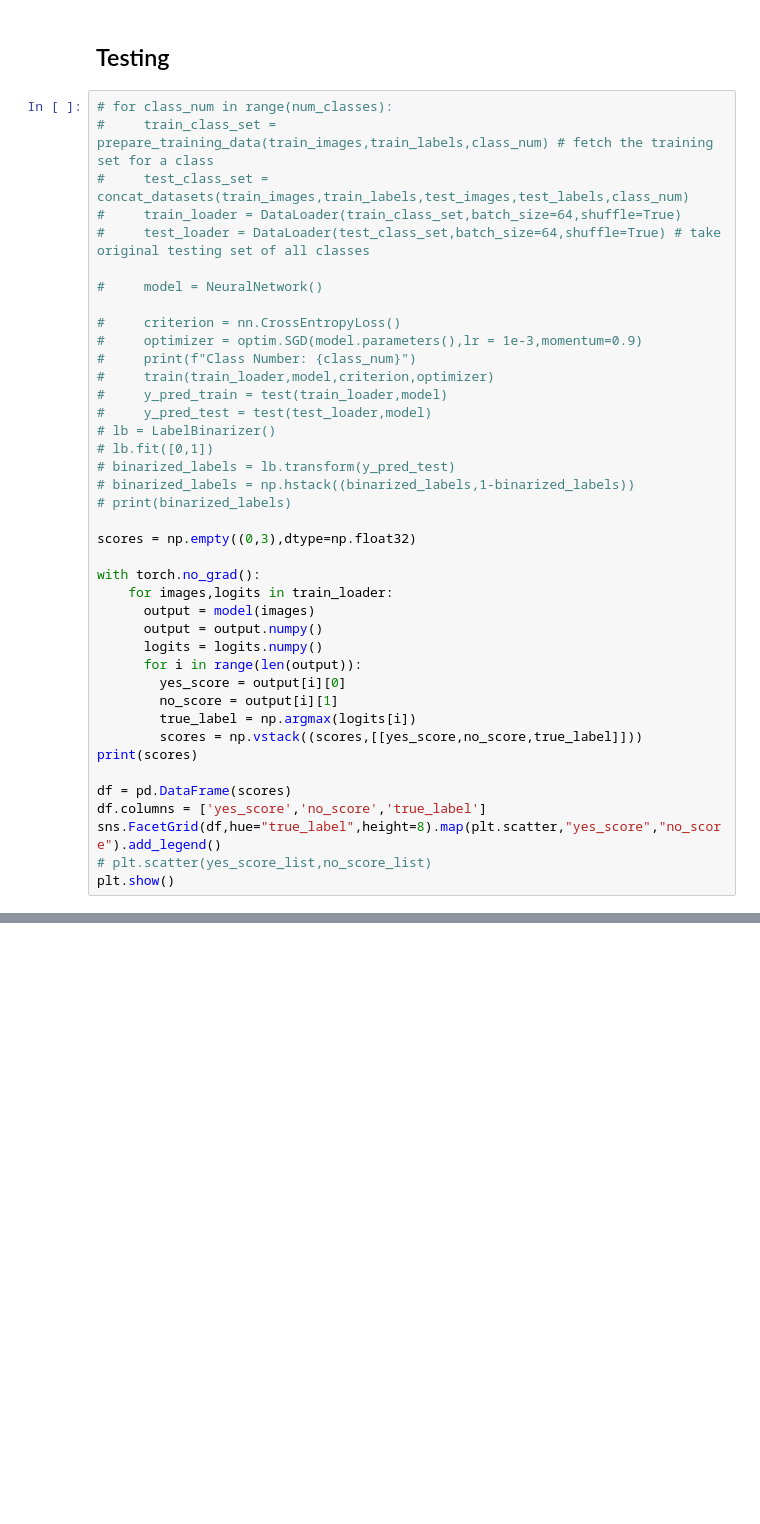
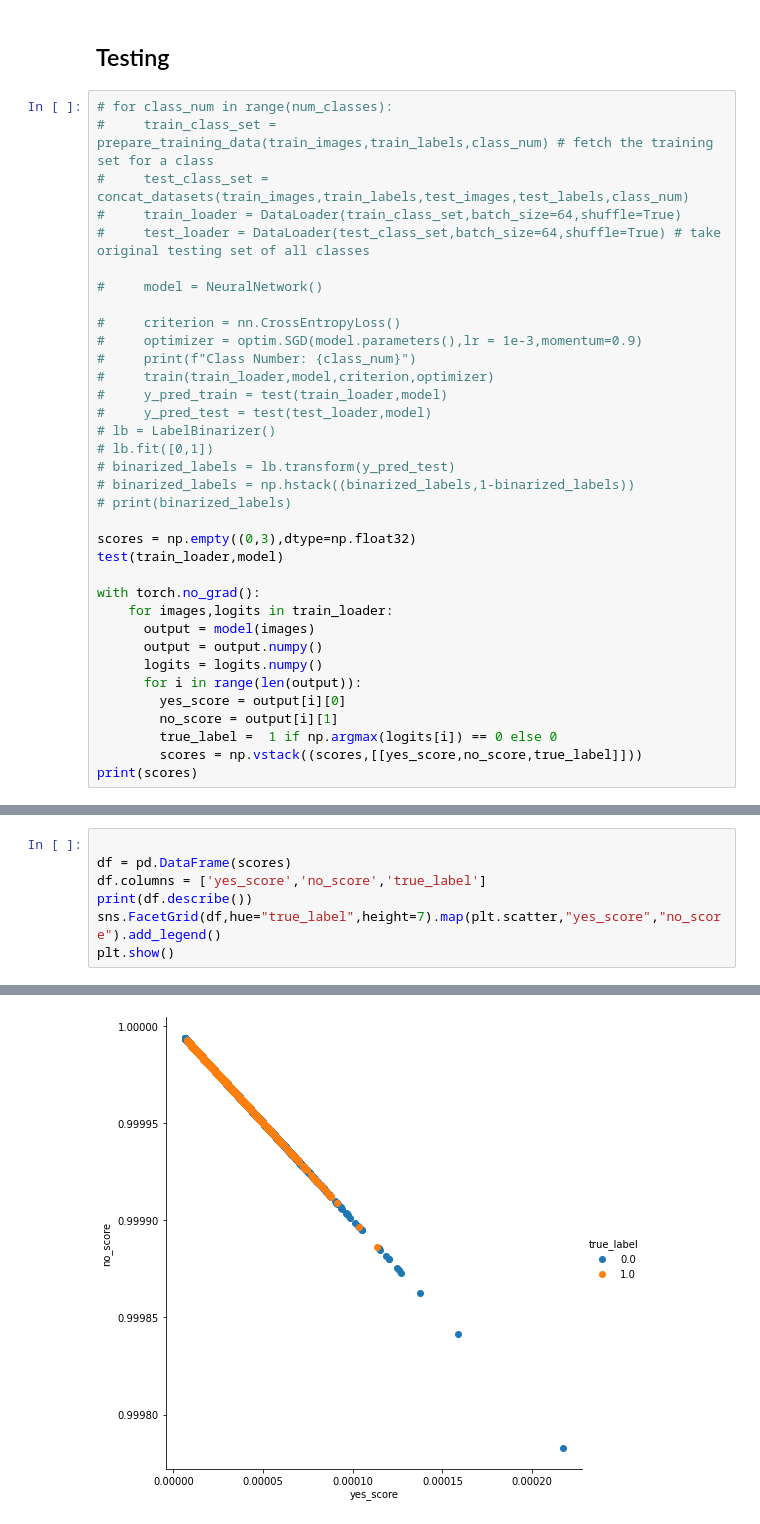
Before and after one commit to nmnsharma007/SimplifiedObjectDetection, a Jupyter notebook: MNIST classification.ipynb, the cells around one changed output, grey strips where cells are left out. Cells and saved outputs as stored; diff of their text form; blank space fills up the shorter version.

Commit message:
plotted scatterplot for the probability scores

```diff
--- a/MNIST classification.ipynb
+++ b/MNIST classification.ipynb
@@ -204,6 +199,7 @@ train(train_loader,model,criterion,optimizer)
 # print(binarized_labels)
 
 scores = np.empty((0,3),dtype=np.float32)
+test(train_loader,model)
 
 with torch.no_grad():
     for images,logits in train_loader:
@@ -213,13 +209,7 @@ with torch.no_grad():
       for i in range(len(output)):
         yes_score = output[i][0]
         no_score = output[i][1]
-        true_label = np.argmax(logits[i])
+        true_label =  1 if np.argmax(logits[i]) == 0 else 0
         scores = np.vstack((scores,[[yes_score,no_score,true_label]]))
 print(scores)
-
-df = pd.DataFrame(scores)
-df.columns = ['yes_score','no_score','true_label']
-sns.FacetGrid(df,hue="true_label",height=8).map(plt.scatter,"yes_score","no_score").add_legend()
-# plt.scatter(yes_score_list,no_score_list)
-plt.show()
 # %% [output]
@@ -233,0 +226,8 @@ plt.show()
+# %%
+
+df = pd.DataFrame(scores)
+df.columns = ['yes_score','no_score','true_label']
+print(df.describe())
+sns.FacetGrid(df,hue="true_label",height=7).map(plt.scatter,"yes_score","no_score").add_legend()
+plt.show()
+# %% [output]
@@ -233,0 +243 @@ plt.show()
+[figure, added]
```
Also changed, not shown: parts of 5 cells of this notebook.
